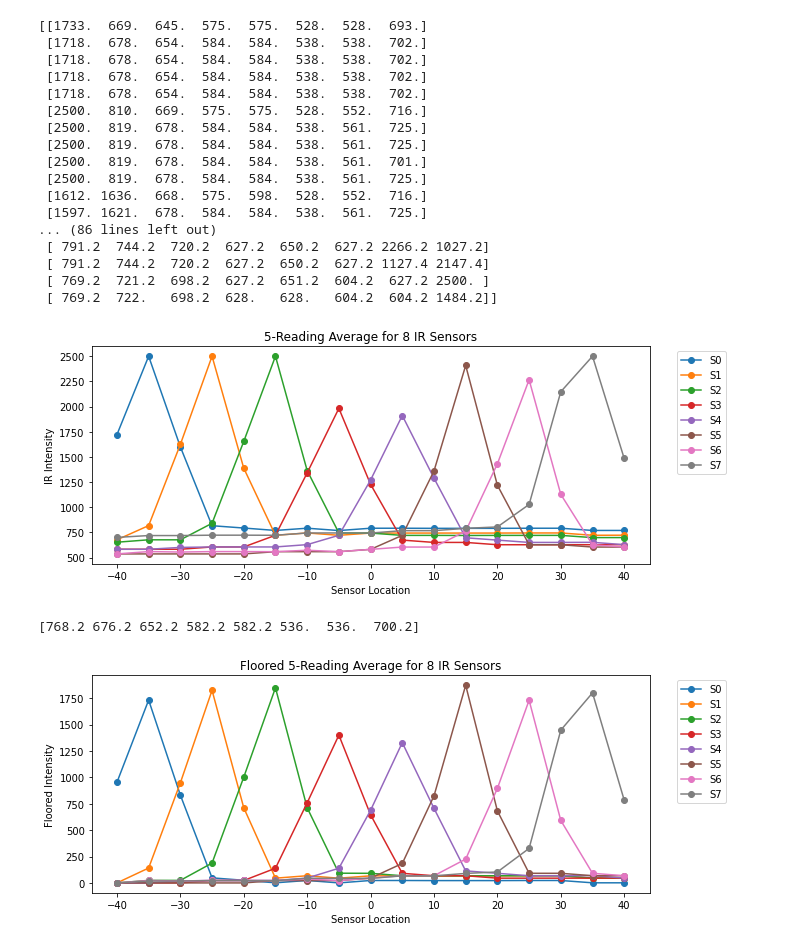
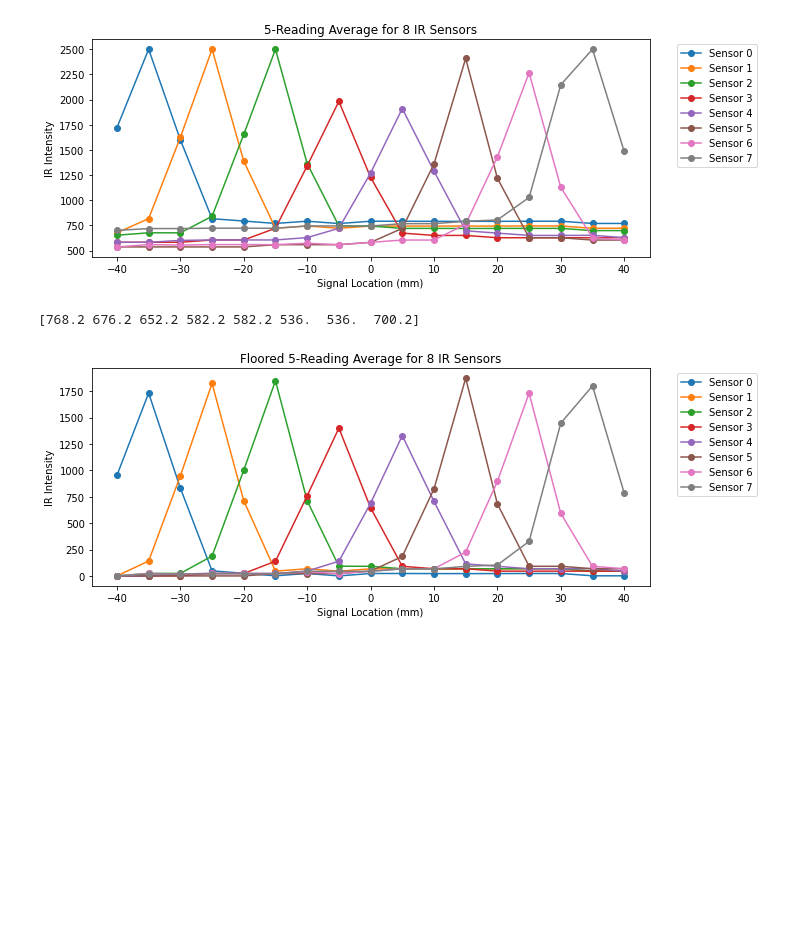
Before and after one commit to anderson-truong/ECE3-Project, a Jupyter notebook: Python/SensorFusionDevelopment.ipynb, the cells around one changed output. Saved outputs shown, nothing was run; the diff lists cells and outputs as text; code cells hidden in the pictures; blank space fills up the shorter version.

Commit message:
Fusion Error Plot

```diff
--- a/Python/SensorFusionDevelopment.ipynb
+++ b/Python/SensorFusionDevelopment.ipynb
@@ -6,7 +6,7 @@ def plotSensor(array: iter, title: str, x_label: str, y_label: str):
     x = np.linspace(-40, 40, num=17)
     plt.figure(figsize=(10,4))
     for i in range(0, 8):
-        plt.plot(x, array[:,i], marker='o', label=f'S{i}')
+        plt.plot(x, array[:,i], marker='o', label=f'Sensor {i}')
     plt.title(title)
     plt.xlabel(x_label)
     plt.ylabel(y_label)
@@ -14,43 +14,23 @@ def plotSensor(array: iter, title: str, x_label: str, y_label: str):
 # %%
 file_path = '../Documentation/Calibration/'
 file_name = 'sensorcalibration_28042022_2249.txt'
 input_file = file_path + file_name
 
 # (5*11) x 9 array generated
 data_raw = np.genfromtxt(input_file, delimiter=',')
 # Remove empty 9th row, now (5*11) x 8 array
 data_raw = np.delete(data_raw, 8, 1)
 
-print(data_raw)
-
 # Calculate means of every 5 rows
 # 11 x 8 array of means
 data_mean = np.empty((17, 8))
 for i in range(17):
     data_mean[i] = np.mean(data_raw[5*i:5*i+5], 0)
-print(data_mean)
 
 # Plot
-plotSensor(data_mean, '5-Reading Average for 8 IR Sensors', 'Sensor Location', 'IR Intensity')
+plotSensor(data_mean, '5-Reading Average for 8 IR Sensors', 'Signal Location (mm)', 'IR Intensity')
 # %% [output]
-[[1733.  669.  645.  575.  575.  528.  528.  693.]
- [1718.  678.  654.  584.  584.  538.  538.  702.]
- [1718.  678.  654.  584.  584.  538.  538.  702.]
- [1718.  678.  654.  584.  584.  538.  538.  702.]
- [1718.  678.  654.  584.  584.  538.  538.  702.]
- [2500.  810.  669.  575.  575.  528.  552.  716.]
- [2500.  819.  678.  584.  584.  538.  561.  725.]
- [2500.  819.  678.  584.  584.  538.  561.  725.]
- [2500.  819.  678.  584.  584.  538.  561.  701.]
- [2500.  819.  678.  584.  584.  538.  561.  725.]
- [1612. 1636.  668.  575.  598.  528.  552.  716.]
- [1597. 1621.  678.  584.  584.  538.  561.  725.]
-... (86 lines left out)
- [ 791.2  744.2  720.2  627.2  650.2  627.2 2266.2 1027.2]
- [ 791.2  744.2  720.2  627.2  650.2  627.2 1127.4 2147.4]
- [ 769.2  721.2  698.2  627.2  651.2  604.2  627.2 2500. ]
- [ 769.2  722.   698.2  628.   628.   604.2  604.2 1484.2]]
-[figure, old version]
+[figure, new version]
 # %%
 # Normalization
 
@@ -63,10 +43,10 @@ for idx, subtrahend in enumerate(data_min):
     data_floor[:,idx] -= subtrahend
 #print(data_floor)
 #print(data_floor[:,0])
-plotSensor(data_floor, 'Floored 5-Reading Average for 8 IR Sensors', 'Sensor Location', 'Floored Intensity')
+plotSensor(data_floor, 'Floored 5-Reading Average for 8 IR Sensors', 'Signal Location (mm)', 'IR Intensity')
 # %% [output]
 [768.2 676.2 652.2 582.2 582.2 536.  536.  700.2]
-[figure, old version]
+[figure, new version]
 # %%
 # Max scaling
 data_max = np.max(data_floor, 1)
```
Also changed, not shown: parts of 3 cells of this notebook, 1 other file.
